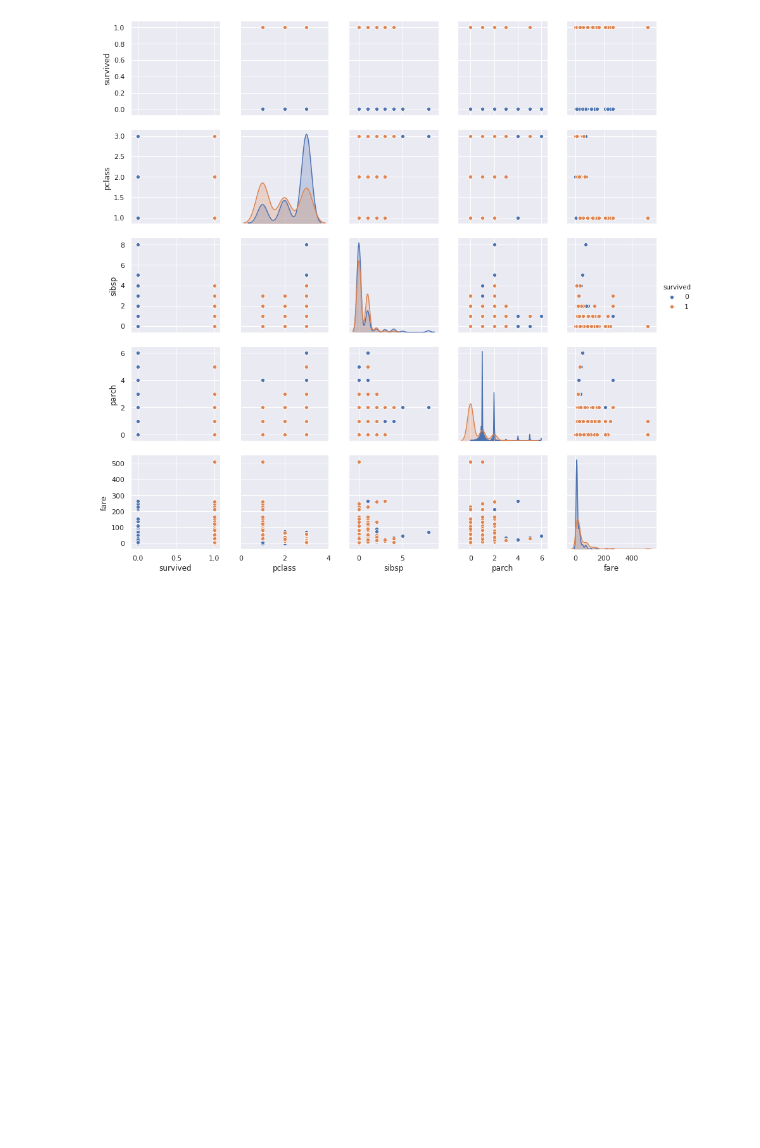
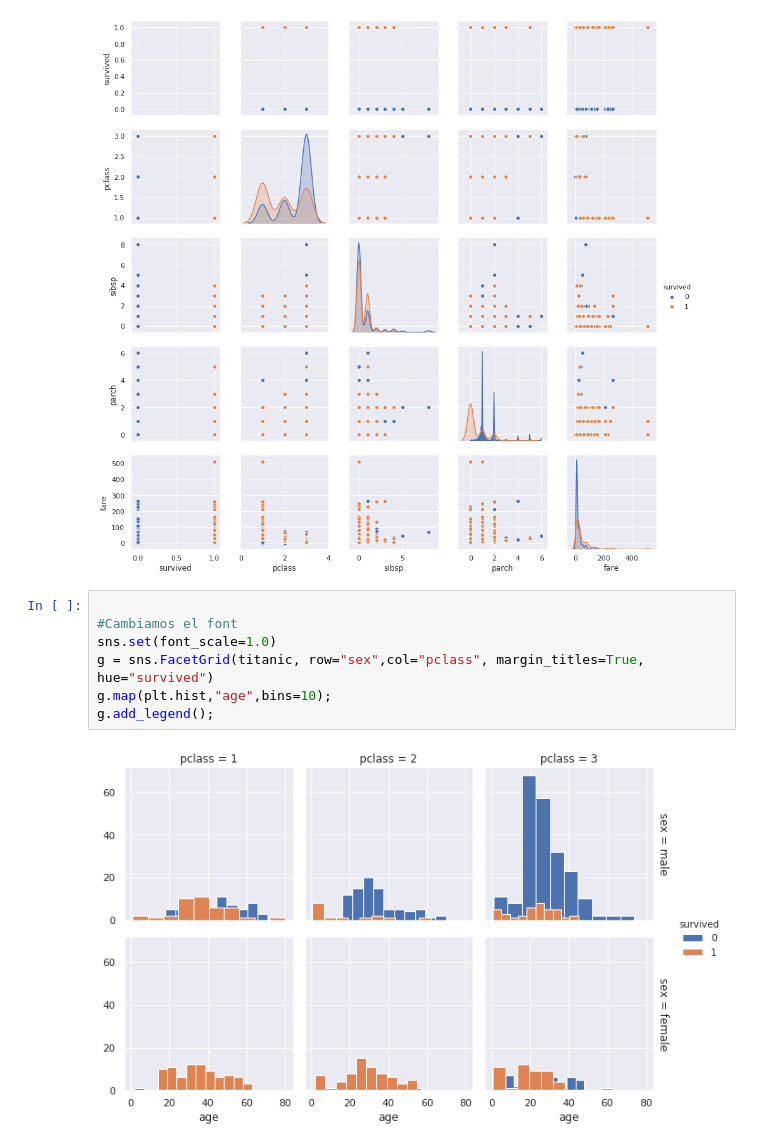
Before and after one commit to rvargasm/07MBIG-Visualizacion-Actividades-Guiadas, a Jupyter notebook: Visualizacion_AG3.ipynb, the cells around one changed output. Drawn from its saved outputs; the diff is of its cells as text; blank space fills up the shorter version.

```diff
--- a/Visualizacion_AG3.ipynb
+++ b/Visualizacion_AG3.ipynb
@@ -127,3 +127,12 @@ sns.pairplot(titanic_num, hue="survived")
 plt.show()
 # %% [output]
 [figure]
+# %%
+
+#Cambiamos el font
+sns.set(font_scale=1.0)
+g = sns.FacetGrid(titanic, row="sex",col="pclass", margin_titles=True, hue="survived")
+g.map(plt.hist,"age",bins=10);
+g.add_legend();
+# %% [output]
+[figure, added]
```
